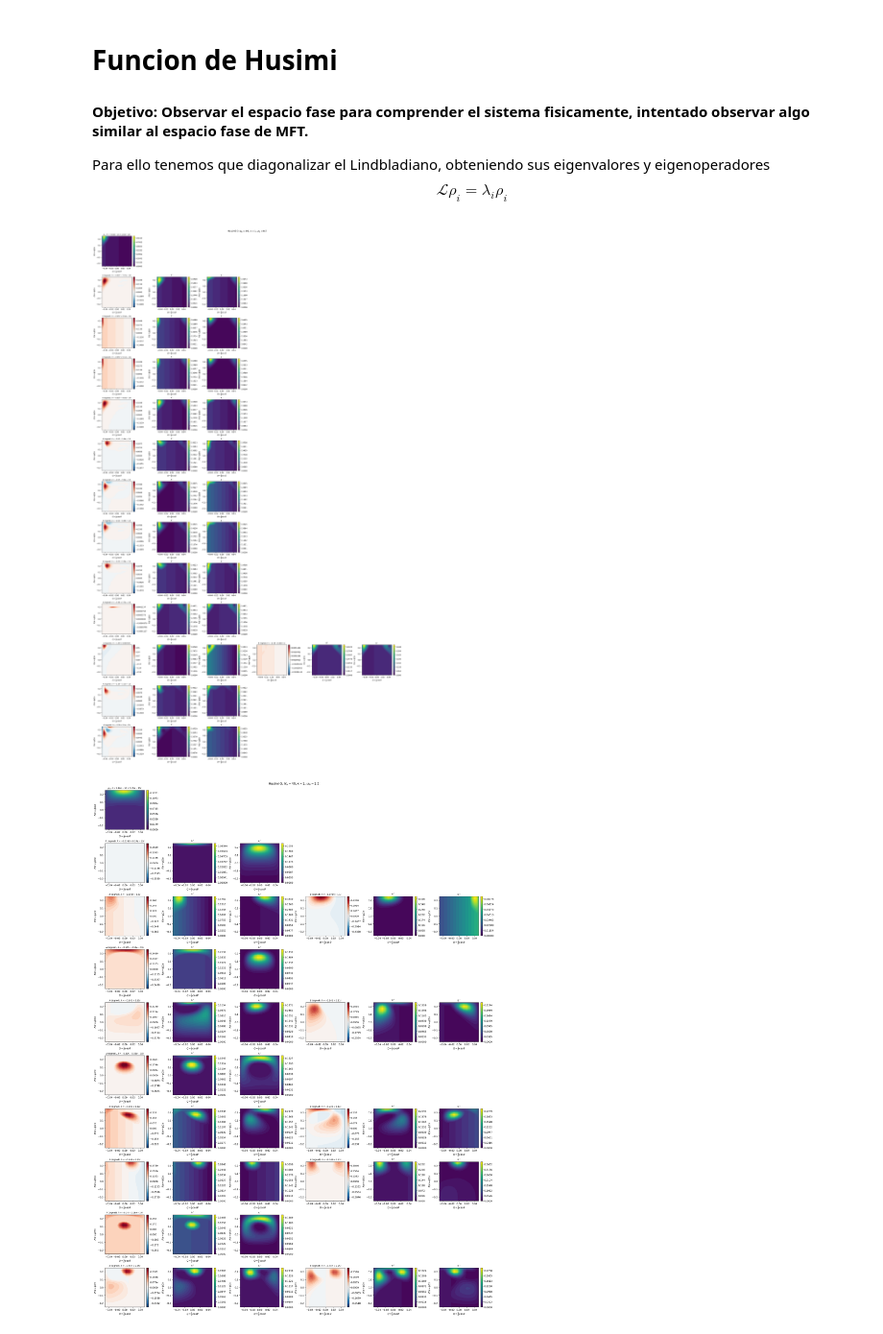
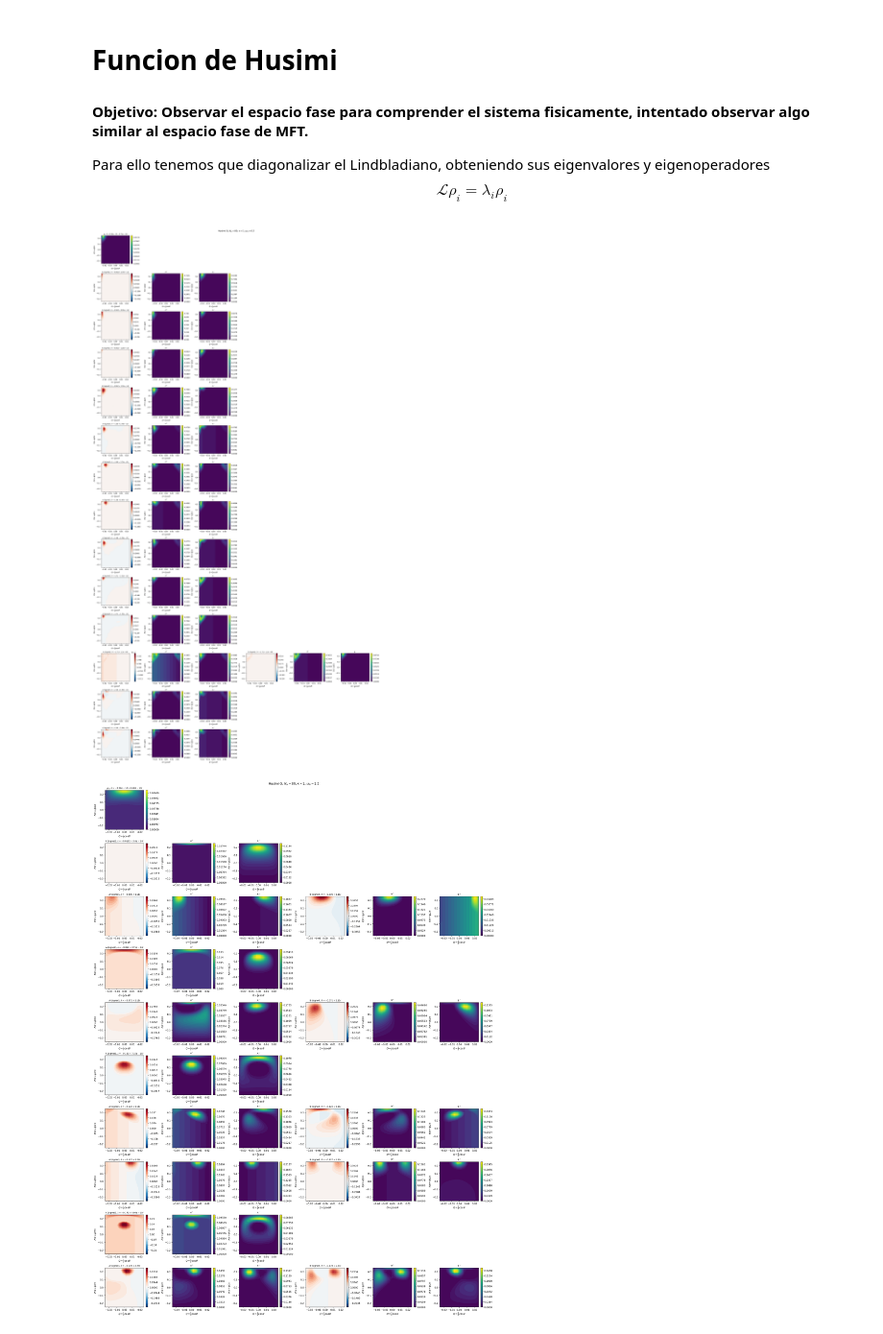
Before and after one commit to Art-999/QMPhysics, a Jupyter notebook: BoundaryTimeCrystal/TimeCrystalEigenvaluesMEJORA.ipynb, the cells around one changed output. Shown at 96% size. Drawn from its saved outputs; the diff is of its cells as text; code cells hidden in the pictures.

```diff
--- a/BoundaryTimeCrystal/TimeCrystalEigenvaluesMEJORA.ipynb
+++ b/BoundaryTimeCrystal/TimeCrystalEigenvaluesMEJORA.ipynb
@@ -881,7 +881,7 @@ import matplotlib.pyplot as plt
 from qutip import Qobj, spin_q_function
 
 
-Nb = 40
+Nb = 80
 S = Nb/2
 kappa = 1
 omega_list = [0.5, 1.5]
@@ -927,33 +927,33 @@ for omega_0 in omega_list:
                              constrained_layout=True, squeeze=False)
 
     for r, m in enumerate(modes):
         lam = m['lam']
         lam_str = rf"$\lambda={lam.real:.3g}{lam.imag:+.3g}i$"
 
         # ---- steady state: only first panel ----
         if 'rho_ss' in m:
             plot_q(axes[r, 0], fig, m['rho_ss'], rf"$\rho_{{ss}}$, {lam_str}", signed=False)
             for c in range(1, 6):
                 axes[r, c].axis('off')
             continue
 
         # ---- excited eigenoperators ----
         names = ['A', 'B']                      # A=(ρ+ρ†)/2,  B=i(ρ-ρ†)/2
         for p, part in enumerate(m['parts']):
             c0 = 3*p
             tag = names[p]
             plot_q(axes[r, c0],   fig, part['herm'],  rf"{tag} (signed), {lam_str}", signed=True)
             plot_q(axes[r, c0+1], fig, part['plus'],  rf"{tag}$^+$", signed=False)
             plot_q(axes[r, c0+2], fig, part['minus'], rf"{tag}$^-$", signed=False)
 
         if len(m['parts']) == 1:                # real λ: no B part
             for c in range(3, 6):
                 axes[r, c].axis('off')
 
     fig.suptitle(rf"Husimi Q, $N_b={Nb}$, $\kappa={kappa}$, $\omega_0={omega_0}$",
                  fontsize=13)
     plt.show()
 # %% [output]
-[figure, old version]
+[figure, new version]
-[figure, old version]
+[figure, new version]
 # %%
```
Also changed, not shown: parts of 1 cell of this notebook.
